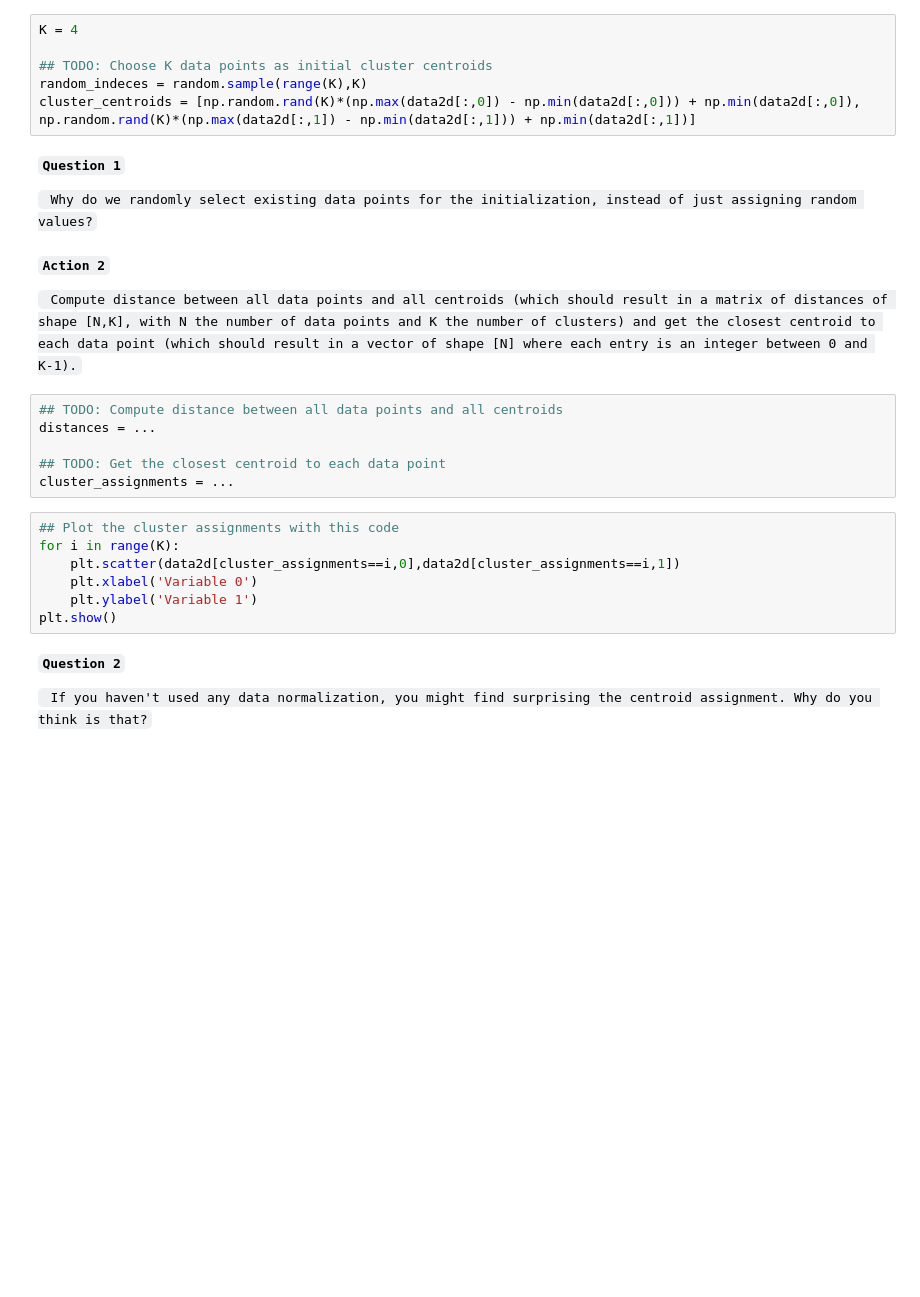
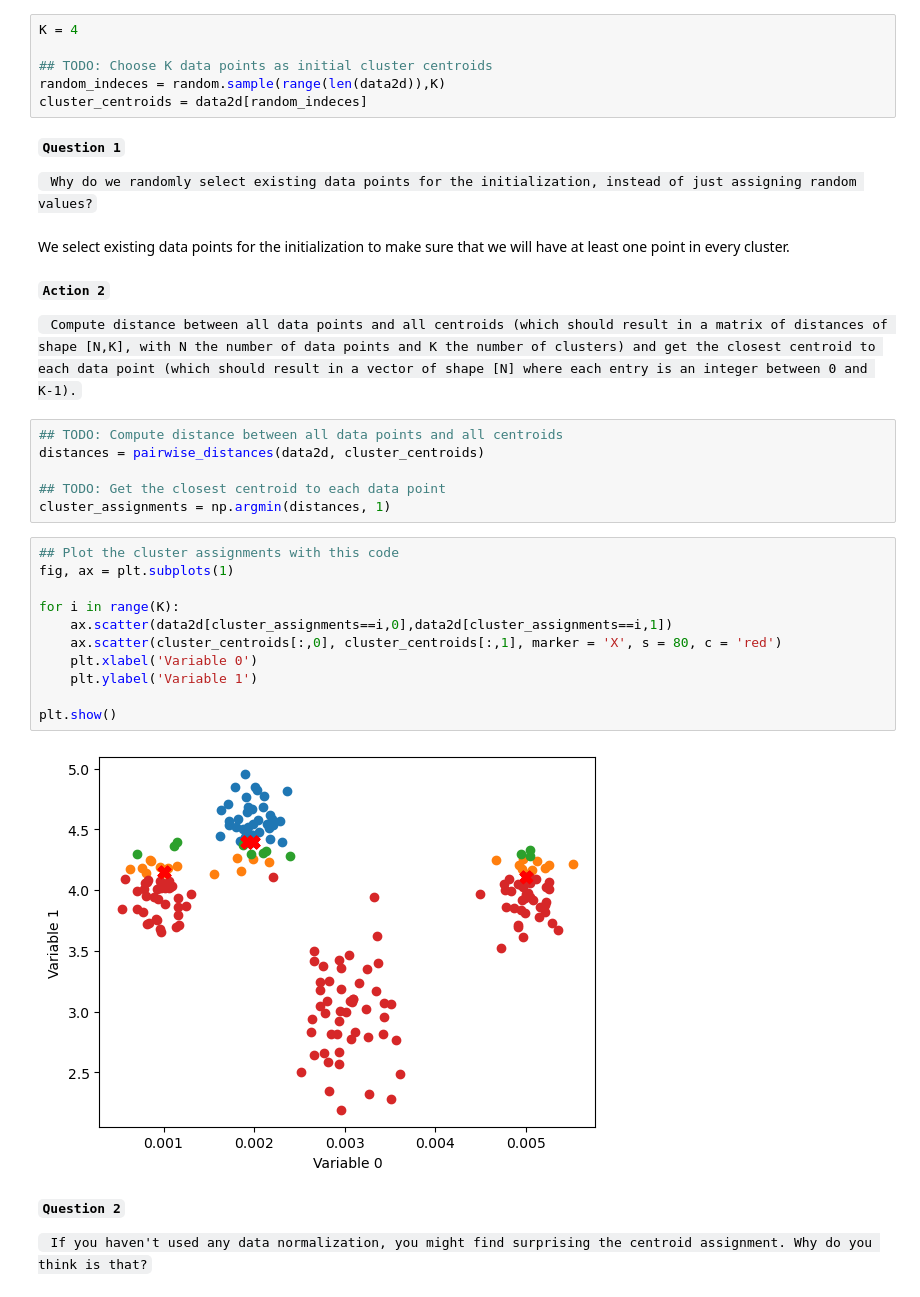
Before and after one commit to mdominguezd/MachineLearning_Project_MDD_LRI, a Jupyter notebook: Project/MGI_W3_groupwork_clustering.ipynb, the cells around one changed output. Saved outputs shown, nothing was run; the diff lists cells and outputs as text; blank space fills up the shorter version.

```diff
--- a/Project/MGI_W3_groupwork_clustering.ipynb
+++ b/Project/MGI_W3_groupwork_clustering.ipynb
@@ -68,29 +68,37 @@ os.environ['PYTHONHASHSEED'] = str(seed)
 K = 4
 
 ## TODO: Choose K data points as initial cluster centroids
-random_indeces = random.sample(range(K),K)
-cluster_centroids = [np.random.rand(K)*(np.max(data2d[:,0]) - np.min(data2d[:,0])) + np.min(data2d[:,0]), np.random.rand(K)*(np.max(data2d[:,1]) - np.min(data2d[:,1])) + np.min(data2d[:,1])]
+random_indeces = random.sample(range(len(data2d)),K)
+cluster_centroids = data2d[random_indeces]
 # %% [markdown]
 **``Question 1``**
 
 `` Why do we randomly select existing data points for the initialization, instead of just assigning random values?``
+# %% [markdown]
+We select existing data points for the initialization to make sure that we will have at least one point in every cluster.
 # %% [markdown]
 **``Action 2``**
 
 `` Compute distance between all data points and all centroids (which should result in a matrix of distances of shape [N,K], with N the number of data points and K the number of clusters) and get the closest centroid to each data point (which should result in a vector of shape [N] where each entry is an integer between 0 and K-1).``
 # %%
 ## TODO: Compute distance between all data points and all centroids
-distances = ...
+distances = pairwise_distances(data2d, cluster_centroids)
 
 ## TODO: Get the closest centroid to each data point
-cluster_assignments = ...
+cluster_assignments = np.argmin(distances, 1)
 # %%
 ## Plot the cluster assignments with this code
+fig, ax = plt.subplots(1)
+
 for i in range(K):
-    plt.scatter(data2d[cluster_assignments==i,0],data2d[cluster_assignments==i,1])
+    ax.scatter(data2d[cluster_assignments==i,0],data2d[cluster_assignments==i,1])
+    ax.scatter(cluster_centroids[:,0], cluster_centroids[:,1], marker = 'X', s = 80, c = 'red')
     plt.xlabel('Variable 0')
     plt.ylabel('Variable 1')
+
 plt.show()
+# %% [output]
+[figure, added]
 # %% [markdown]
 **``Question 2``**
 
```
Also changed, not shown: parts of 18 cells of this notebook.
